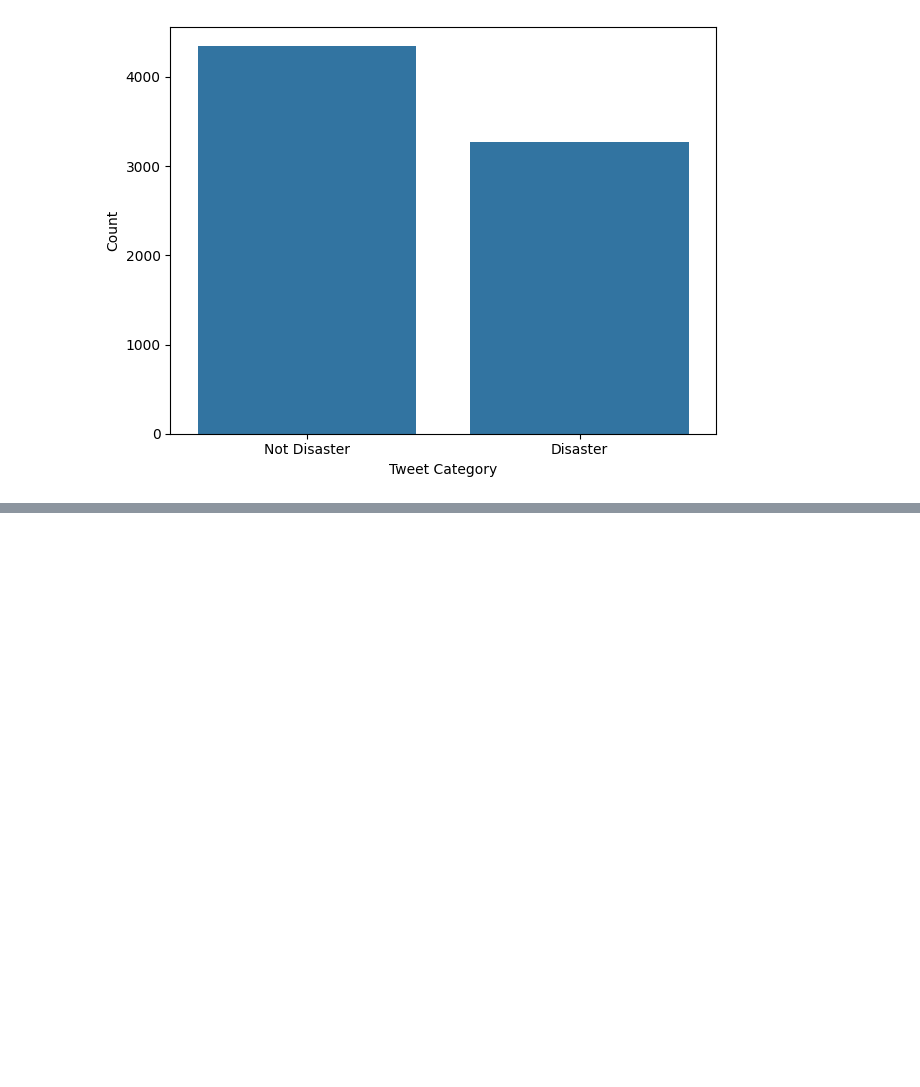
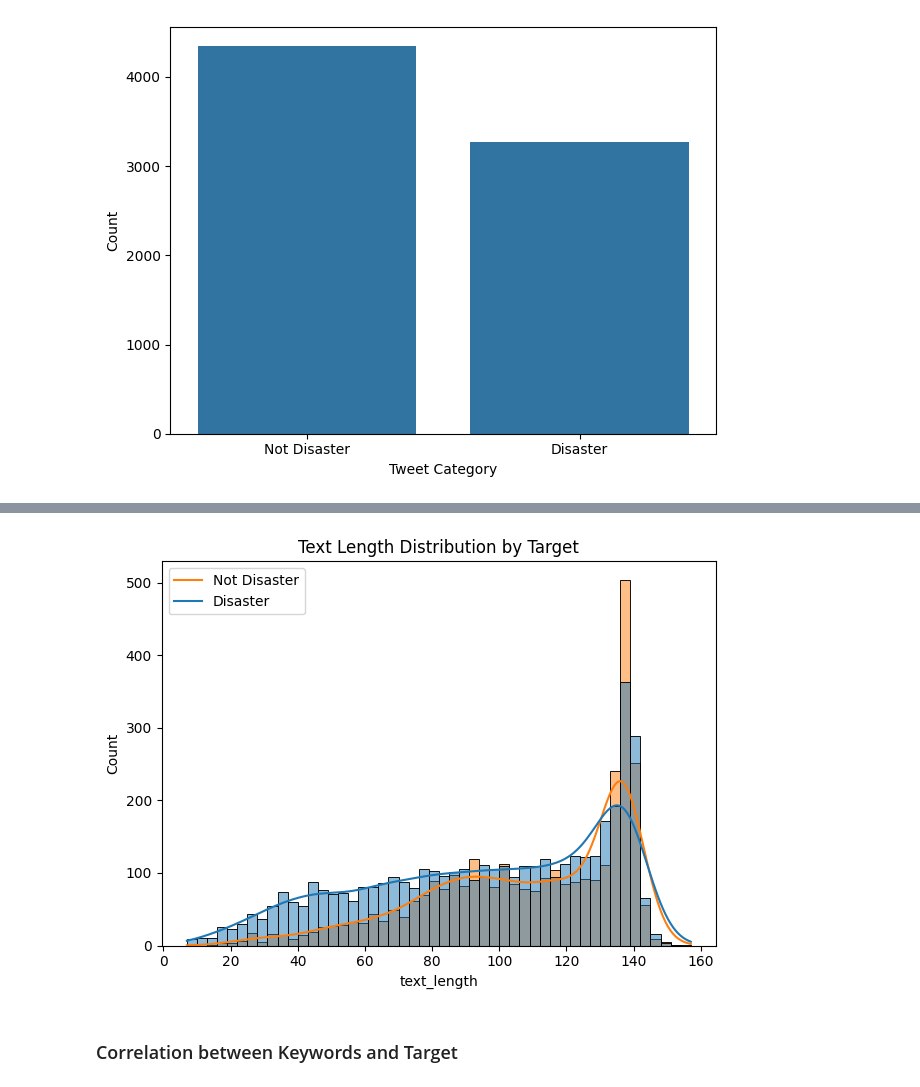
Before and after one commit to BalajiSriraman/ai-learnings, a Jupyter notebook: capstone-project/disaster-tweets.ipynb, the cells around one changed output, grey strips where cells are left out. Cells and saved outputs as stored; diff of their text form; code cells hidden in the pictures; blank space fills up the shorter version.

```diff
--- a/capstone-project/disaster-tweets.ipynb
+++ b/capstone-project/disaster-tweets.ipynb
@@ -66,0 +109,3 @@ plt.tight_layout()
+# %%
+train_df['text_length'] = train_df['text'].str.len()
+train_df['text_length']
@@ -66,0 +125,11 @@ plt.tight_layout()
+# %%
+# Visualize text length distribution by target
+sns.histplot(data=train_df, x='text_length', hue='target', kde=True, bins=50)
+plt.title('Text Length Distribution by Target')
+plt.ylabel('Count')
+plt.legend(['Not Disaster', 'Disaster'])
+plt.tight_layout()
+# %% [output]
+[figure, added]
+# %% [markdown]
+### Correlation between Keywords and Target
```
Also changed, not shown: parts of 9 cells of this notebook.
